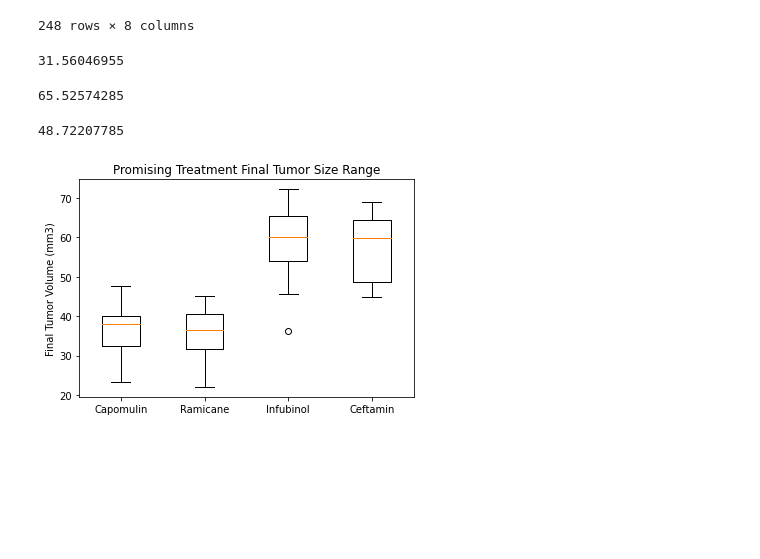
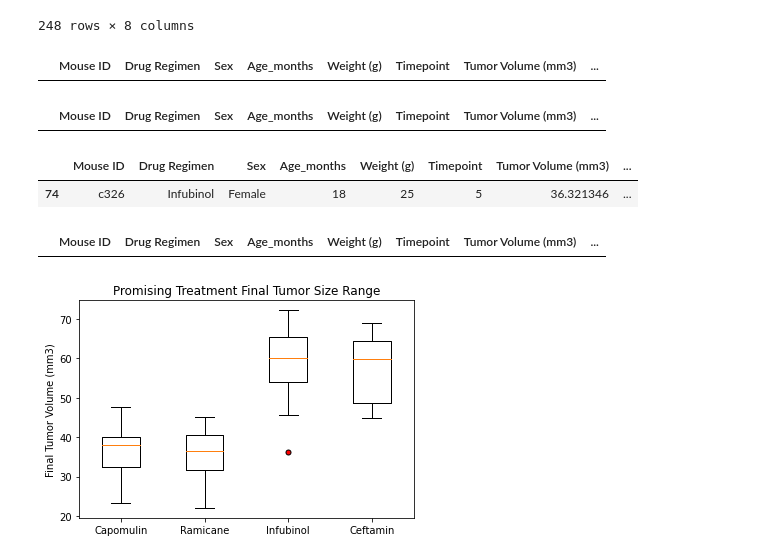
Before and after one commit to BrandonOverlie/matplotlib-challenge, a Jupyter notebook: pymaceuticals_starter.ipynb, the cells around one changed output. Drawn from its saved outputs; the diff is of its cells as text; code cells hidden in the pictures; blank space fills up the shorter version.

```diff
--- a/pymaceuticals_starter.ipynb
+++ b/pymaceuticals_starter.ipynb
@@ -239,57 +242,81 @@ max_timepoint_capomulin_df = mouse_study_complete_at_max_timepoint.loc[
     mouse_study_complete_at_max_timepoint['Drug Regimen'] == 'Capomulin']
 # %%
 # Calculate the IQR and quantitatively determine if there are any potential outliers for Capomulin
-capomulin_quartiles = max_timepoint_capomulin_df['Tumor Volume (mm3)'].quantile([.25,.5,.75])
+capomulin_end_tumor_vol = max_timepoint_capomulin_df['Tumor Volume (mm3)']
+capomulin_quartiles = capomulin_end_tumor_vol.quantile([.25,.5,.75])
 capomulin_lowerq = capomulin_quartiles[.25]
 capomulin_upperq = capomulin_quartiles[.75]
 capomulin_iqr = capomulin_upperq - capomulin_lowerq
 capomulin_lower_bound = capomulin_lowerq - (1.5 * capomulin_iqr)
 capomulin_upper_bound = capomulin_upperq + (1.5 * capomulin_iqr)
+
+# find and display any outliers for Capomulin
+capomulin_outliers = max_timepoint_capomulin_df[(
+    capomulin_end_tumor_vol < capomulin_lower_bound) | (capomulin_end_tumor_vol > capomulin_upper_bound)]
+capomulin_outliers
+# %% [output]
+|  | Mouse ID | Drug Regimen | Sex | Age_months | Weight (g) | Timepoint | Tumor Volume (mm3) | ... |
 # %%
 # create last timepoint df for Ramicane to find outliers from
 max_timepoint_ramicane_df = mouse_study_complete_at_max_timepoint.loc[
     mouse_study_complete_at_max_timepoint['Drug Regimen'] == 'Ramicane']
 # %%
 # Calculate the IQR and quantitatively determine if there are any potential outliers for Ramicane
-ramicane_quartiles = max_timepoint_ramicane_df['Tumor Volume (mm3)'].quantile([.25,.5,.75])
+ramicane_end_tumor_vol = max_timepoint_ramicane_df['Tumor Volume (mm3)']
+ramicane_quartiles = ramicane_end_tumor_vol.quantile([.25,.5,.75])
 ramicane_lowerq = ramicane_quartiles[.25]
 ramicane_upperq = ramicane_quartiles[.75]
 ramicane_iqr = ramicane_upperq - ramicane_lowerq
 ramicane_lower_bound = ramicane_lowerq - (1.5 * ramicane_iqr)
 ramicane_upper_bound = ramicane_upperq + (1.5 * ramicane_iqr)
-ramicane_lowerq
+
+# find and display any outliers for Ramicane
+ramicane_outliers = max_timepoint_ramicane_df[(
+    ramicane_end_tumor_vol < ramicane_lower_bound) | (ramicane_end_tumor_vol > ramicane_upper_bound)]
+ramicane_outliers
 # %% [output]
-31.56046955
+|  | Mouse ID | Drug Regimen | Sex | Age_months | Weight (g) | Timepoint | Tumor Volume (mm3) | ... |
 # %%
 # create last timepoint df for Infubinol to find outliers from
 max_timepoint_infubinol_df = mouse_study_complete_at_max_timepoint.loc[
     mouse_study_complete_at_max_timepoint['Drug Regimen'] == 'Infubinol']
 # %%
 # Calculate the IQR and quantitatively determine if there are any potential outliers for Infubinol
-infubinol_quartiles = max_timepoint_infubinol_df['Tumor Volume (mm3)'].quantile([.25,.5,.75])
+infubinol_end_tumor_vol = max_timepoint_infubinol_df['Tumor Volume (mm3)']
+infubinol_quartiles = infubinol_end_tumor_vol.quantile([.25,.5,.75])
 infubinol_lowerq = infubinol_quartiles[.25]
 infubinol_upperq = infubinol_quartiles[.75]
 infubinol_iqr = infubinol_upperq - infubinol_lowerq
 infubinol_lower_bound = infubinol_lowerq - (1.5 * infubinol_iqr)
 infubinol_upper_bound = infubinol_upperq + (1.5 * infubinol_iqr)
-infubinol_upperq
+
+# find and display any outliers for Infubinol
+infubinol_outliers = max_timepoint_infubinol_df[(
+    infubinol_end_tumor_vol < infubinol_lower_bound) | (infubinol_end_tumor_vol > infubinol_upper_bound)]
+infubinol_outliers
 # %% [output]
-65.52574285
+|  | Mouse ID | Drug Regimen | Sex | Age_months | Weight (g) | Timepoint | Tumor Volume (mm3) | ... |
+| 74 | c326 | Infubinol | Female | 18 | 25 | 5 | 36.321346 | ... |
 # %%
 # create last timepoint df for Ceftamin to find outliers from
 max_timepoint_ceftamin_df = mouse_study_complete_at_max_timepoint.loc[
     mouse_study_complete_at_max_timepoint['Drug Regimen'] == 'Ceftamin']
 # %%
 # Calculate the IQR and quantitatively determine if there are any potential outliers for Ceftamin
-ceftamin_quartiles = max_timepoint_ceftamin_df['Tumor Volume (mm3)'].quantile([.25,.5,.75])
+ceftamin_end_tumor_vol = max_timepoint_ceftamin_df['Tumor Volume (mm3)']
+ceftamin_quartiles = ceftamin_end_tumor_vol.quantile([.25,.5,.75])
 ceftamin_lowerq = ceftamin_quartiles[.25]
 ceftamin_upperq = ceftamin_quartiles[.75]
 ceftamin_iqr = ceftamin_upperq - ceftamin_lowerq
 ceftamin_lower_bound = ceftamin_lowerq - (1.5 * ceftamin_iqr)
 ceftamin_upper_bound = ceftamin_upperq + (1.5 * ceftamin_iqr)
-ceftamin_lowerq
+
+# find and display any outliers for Ceftamin
+ceftamin_outliers = max_timepoint_ceftamin_df[(
+    ceftamin_end_tumor_vol < ceftamin_lower_bound) | (ceftamin_end_tumor_vol > ceftamin_upper_bound)]
+ceftamin_outliers
 # %% [output]
-48.72207785
+|  | Mouse ID | Drug Regimen | Sex | Age_months | Weight (g) | Timepoint | Tumor Volume (mm3) | ... |
 # %%
 # Generate a box plot of the final tumor volume of each mouse across four regimens of interest
 columns = [max_timepoint_capomulin_df['Tumor Volume (mm3)'],
```
Also changed, not shown: parts of 4 cells of this notebook.
